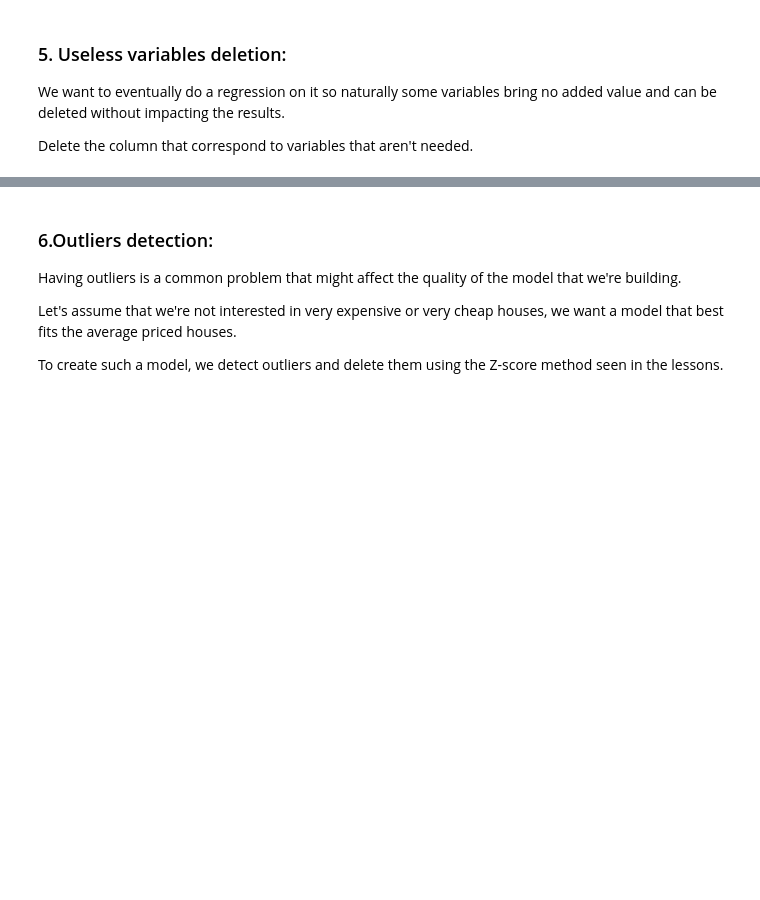
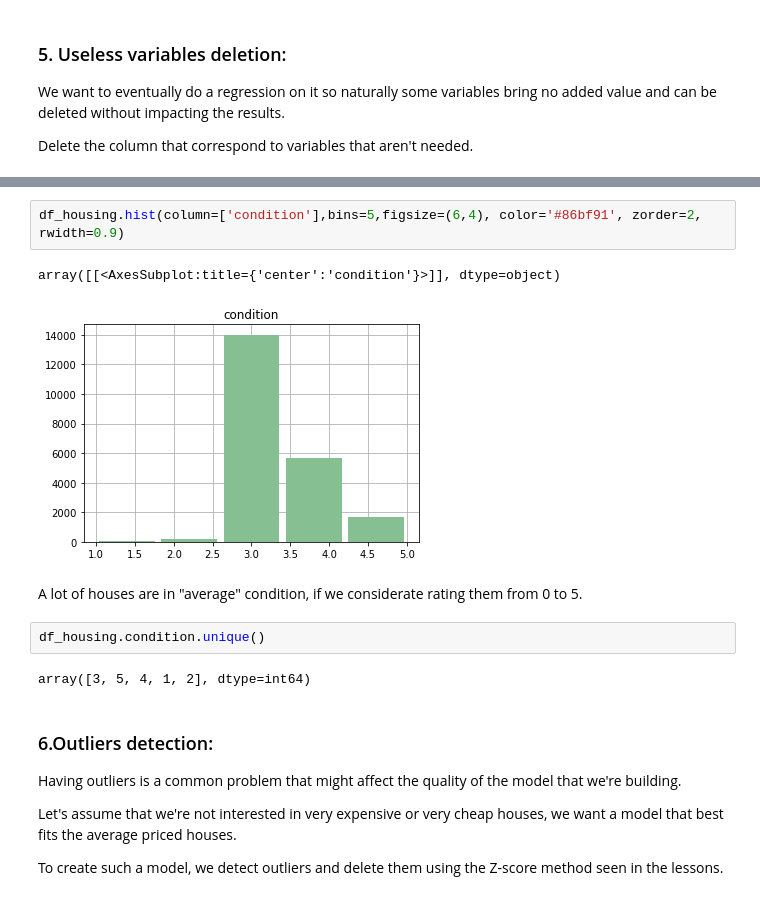
Before and after one commit to kawaremu/CodeLabsAcademy, a Jupyter notebook: Unit 2/Project 2/Data Analytics Project.ipynb, the cells around one changed output, grey strips where cells are left out. Saved outputs shown, nothing was run; the diff lists cells and outputs as text; blank space fills up the shorter version.

```diff
--- a/Unit 2/Project 2/Data Analytics Project.ipynb
+++ b/Unit 2/Project 2/Data Analytics Project.ipynb
@@ -153,3 +277,14 @@ Sometimes you might want to know how many unique variables a column has, to do s
+# %%
+df_housing.hist(column=['condition'],bins=5,figsize=(6,4), color='#86bf91', zorder=2, rwidth=0.9)
+# %% [output]
+array([[<AxesSubplot:title={'center':'condition'}>]], dtype=object)
+[figure, added]
+# %% [markdown]
+A lot of houses are in "average" condition, if we considerate rating them from 0 to 5.
+# %%
+df_housing.condition.unique()
+# %% [output]
+array([3, 5, 4, 1, 2], dtype=int64)
 # %% [markdown]
 ### 6.Outliers detection:<a id='outliers'></a>
 Having outliers is a common problem that might affect the quality of the model that we're building.
```
Also changed, not shown: parts of 52 cells of this notebook, 1 other file.
